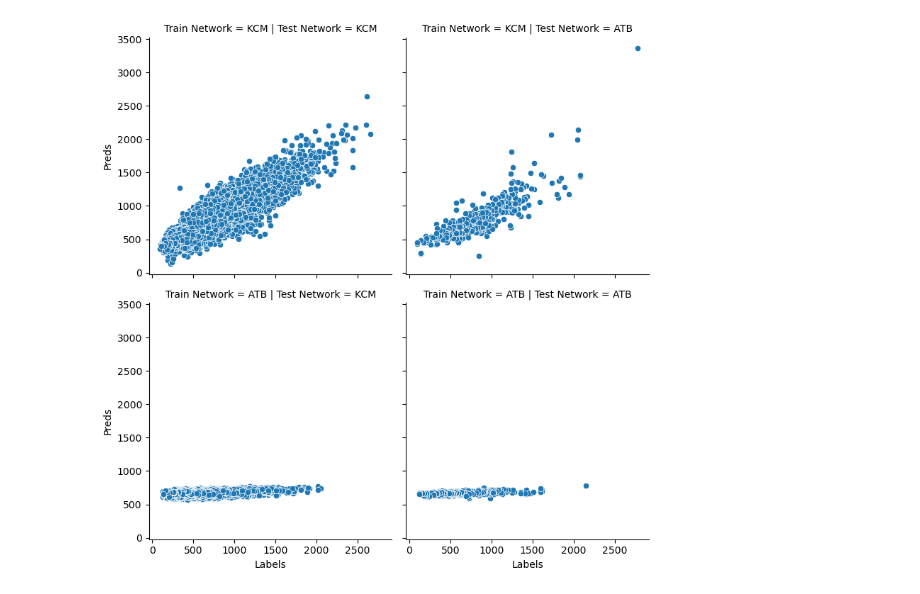
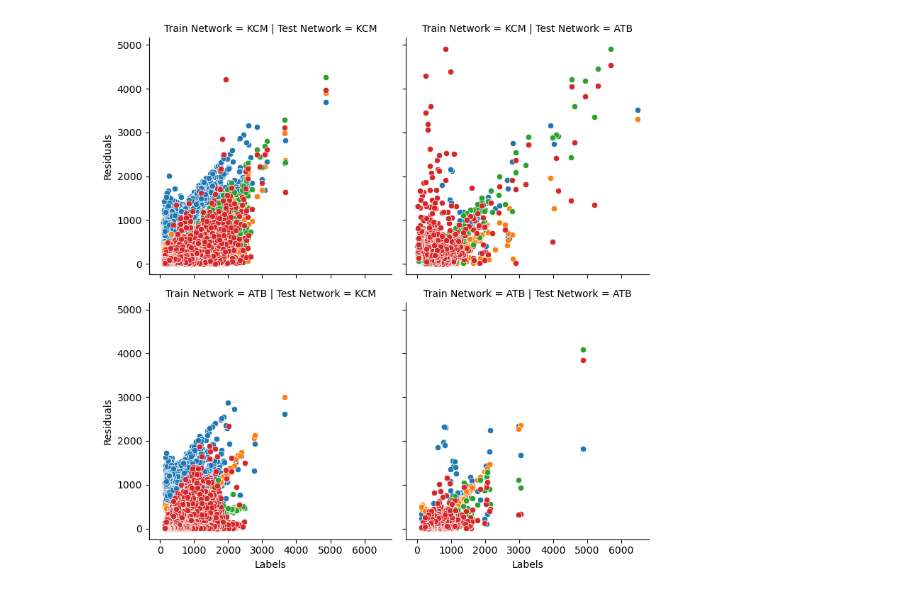
Before and after one commit to zackAemmer/generalizable_travel_times, a Jupyter notebook: src/explore_generalization.ipynb, the cells around one changed output. Drawn from its saved outputs; the diff is of its cells as text; code cells hidden in the pictures.

```diff
--- a/src/explore_generalization.ipynb
+++ b/src/explore_generalization.ipynb
@@ -12,7 +12,7 @@ import seaborn as sns
 from sklearn import metrics
 import torch
 
-from models import ff
+from models import ff, persistent, rnn
 from utils import data_utils, data_loader, model_utils, shape_utils
 
 importlib.reload(data_utils)
@@ -26,6 +26,7 @@ NETWORK = "kcm/"
 FOLD_MODEL = 4
 device = torch.device("cpu")
 NUM_WORKERS = 0
+HIDDEN_SIZE = 32
 BATCH_SIZE = 512
 # %%
 kcm_inputs = data_utils.load_all_inputs(RUN_FOLDER, "kcm/")
@@ -69,24 +87,46 @@ atb_embed_dict = {
     }
 }
 # %%
-# Load weights for a model
+# Load trained models
 kcm_model = ff.FF(
     "FF",
     11,
-    32,
+    HIDDEN_SIZE,
     kcm_embed_dict,
     device
 )
 kcm_model.load_state_dict(torch.load(f"{RUN_FOLDER}kcm/models/FF_{FOLD_MODEL}.pt"))
 kcm_model.eval()
+kcm_model_seq = rnn.GRU_RNN(
+    "GRU_RNN",
+    8,
+    1,
+    HIDDEN_SIZE,
+    BATCH_SIZE,
+    kcm_embed_dict,
+    device
+)
+kcm_model_seq.load_state_dict(torch.load(f"{RUN_FOLDER}kcm/models/GRU_RNN_{FOLD_MODEL}.pt"))
+kcm_model_seq.eval()
 
 atb_model = ff.FF(
     "FF",
     11,
-    32,
+    HIDDEN_SIZE,
     atb_embed_dict,
     device
 )
 atb_model.load_state_dict(torch.load(f"{RUN_FOLDER}atb/models/FF_{FOLD_MODEL}.pt"))
 atb_model.eval()
+atb_model_seq = rnn.GRU_RNN(
+    "GRU_RNN",
+    8,
+    1,
+    HIDDEN_SIZE,
+    BATCH_SIZE,
+    atb_embed_dict,
+    device
+)
+atb_model_seq.load_state_dict(torch.load(f"{RUN_FOLDER}atb/models/GRU_RNN_{FOLD_MODEL}.pt"))
+atb_model_seq.eval()
 # %% [output]
@@ -105,2 +142,9 @@ FF(
 )
+# %%
+# Load baseline models
+kcm_model_baseline = data_utils.load_pkl(f"{RUN_FOLDER}kcm/models/AVG_{FOLD_MODEL}.pkl")
+kcm_model_baseline_seq = data_utils.load_pkl(f"{RUN_FOLDER}kcm/models/PER_TIM_{FOLD_MODEL}.pkl")
+atb_model_baseline = data_utils.load_pkl(f"{RUN_FOLDER}atb/models/AVG_{FOLD_MODEL}.pkl")
+atb_model_baseline_seq = data_utils.load_pkl(f"{RUN_FOLDER}atb/models/PER_TIM_{FOLD_MODEL}.pkl")
+all_results = []
 # %%
@@ -154,4 +326,5 @@ all_results.append(pd.DataFrame({
 # %%
 gen_df = pd.concat(all_results)
+gen_df['Residuals'] = abs(gen_df['Labels'] - gen_df['Preds'])
 gen_df
 # %% [output]
@@ -171,6 +380,7 @@ gen_df
 # %%
-g = sns.FacetGrid(data=gen_df, col="Test Network", row="Train Network", height=4)
-g.map(sns.scatterplot, "Labels", "Preds")
+plot_data = gen_df[gen_df['Labels']<10000]
+g = sns.FacetGrid(data=plot_data, hue="Model", col="Test Network", row="Train Network", height=4)
+g.map(sns.scatterplot, "Labels", "Residuals")
 plt.savefig(f"../plots/model_generalization_preds.png", dpi=1800, bbox_inches='tight')
 # %% [output]
-[figure, old version]
+[figure, new version]
```
Also changed, not shown: parts of 9 cells of this notebook, 3 other files.
